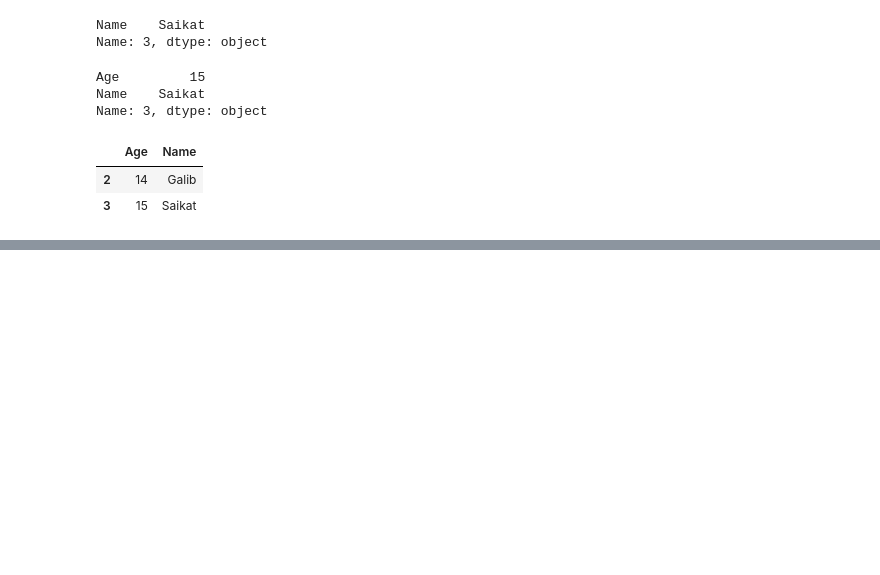
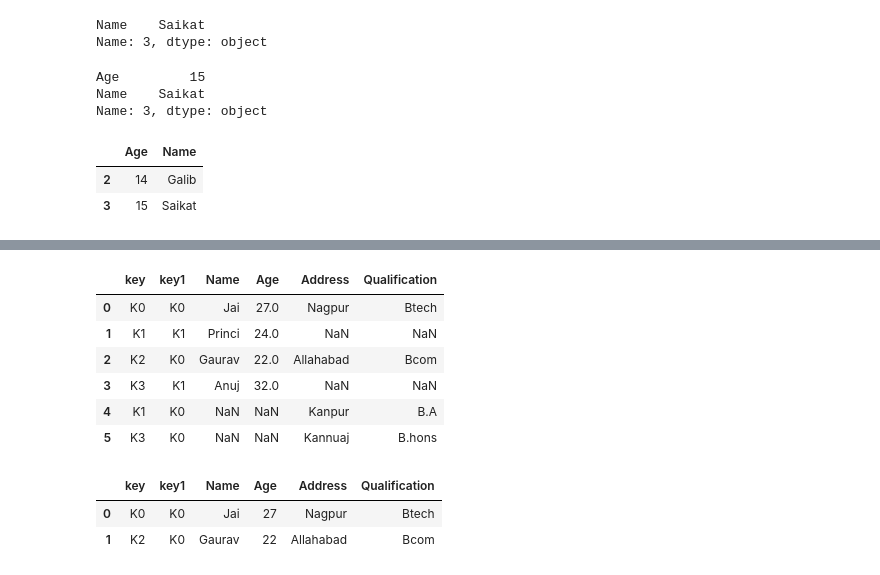
Before and after one commit to labib1910024/Python_Basic, a Jupyter notebook: Pandas_01.ipynb, the cells around one changed output, grey strips where cells are left out. Cells and saved outputs as stored; diff of their text form; code cells hidden in the pictures; blank space fills up the shorter version.

```diff
--- a/Pandas_01.ipynb
+++ b/Pandas_01.ipynb
@@ -114,0 +302,18 @@ AttributeError: 'DataFrame' object has no attribute 'append'
+# %%
+import pandas as pd
+
+# Define a dictionary containing employee data
+data1 = {'key': ['K0', 'K1', 'K2', 'K3'],
+         'key1': ['K0', 'K1', 'K0', 'K1'],
+         'Name':['Jai', 'Princi', 'Gaurav', 'Anuj'],
+        'Age':[27, 24, 22, 32],}
+
+# Define a dictionary containing employee data
+data2 = {'key': ['K0', 'K1', 'K2', 'K3'],
+         'key1': ['K0', 'K0', 'K0', 'K0'],
+         'Address':['Nagpur', 'Kanpur', 'Allahabad', 'Kannuaj'],
+        'Qualification':['Btech', 'B.A', 'Bcom', 'B.hons']}
+
+
+df = pd.DataFrame(data1)
+df1 = pd.DataFrame(data2)
@@ -114,0 +340,20 @@ AttributeError: 'DataFrame' object has no attribute 'append'
+# %%
+res = pd.merge(df, df1, how='outer', on=['key', 'key1'])
+
+res
+# %% [output]
+|  | key | key1 | Name | Age | Address | Qualification |
+| 0 | K0 | K0 | Jai | 27.0 | Nagpur | Btech |
+| 1 | K1 | K1 | Princi | 24.0 | NaN | NaN |
+| 2 | K2 | K0 | Gaurav | 22.0 | Allahabad | Bcom |
+| 3 | K3 | K1 | Anuj | 32.0 | NaN | NaN |
+| 4 | K1 | K0 | NaN | NaN | Kanpur | B.A |
+| 5 | K3 | K0 | NaN | NaN | Kannuaj | B.hons |
+# %%
+res = pd.merge(df, df1, how='inner', on=['key', 'key1'])
+
+res
+# %% [output]
+|  | key | key1 | Name | Age | Address | Qualification |
+| 0 | K0 | K0 | Jai | 27 | Nagpur | Btech |
+| 1 | K2 | K0 | Gaurav | 22 | Allahabad | Bcom |
```
Also changed, not shown: parts of 25 cells of this notebook.
